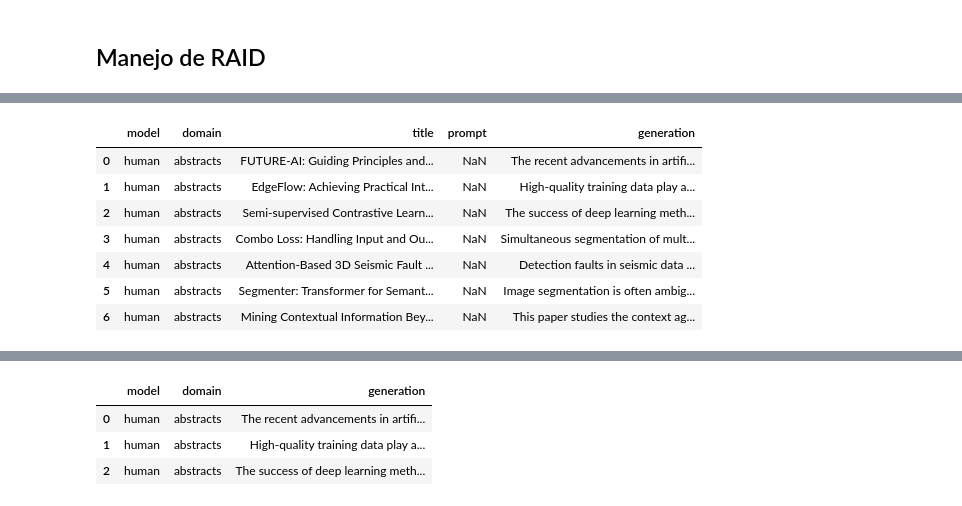
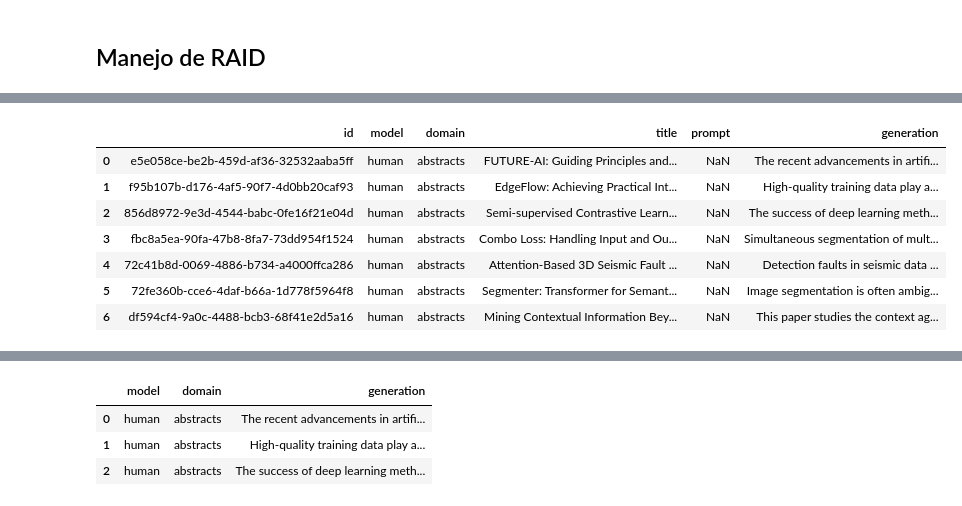
Before and after one commit to JaimeRamosT/Hybrid-authorship-detection---Stylometry, a Jupyter notebook: part1.ipynb, the cells around one changed output, grey strips where cells are left out. Cells and saved outputs as stored; diff of their text form; code cells hidden in the pictures.

```diff
--- a/part1.ipynb
+++ b/part1.ipynb
@@ -57,24 +57,24 @@ display(or_train_noadv_df.head(7))
 | 5 | 72fe360b-cce6-4daf-b66a-1d778f5964f8 | 72fe360b-cce6-4daf-b66a-1d778f5964f8 | 72fe360b-cce6-4daf-b66a-1d778f5964f8 | human | NaN | NaN | none | abstracts | Segmenter: Transformer for Semant... | ... |
 | 6 | df594cf4-9a0c-4488-bcb3-68f41e2d5a16 | df594cf4-9a0c-4488-bcb3-68f41e2d5a16 | df594cf4-9a0c-4488-bcb3-68f41e2d5a16 | human | NaN | NaN | none | abstracts | Mining Contextual Information Bey... | ... |
 # %%
-intCols = ['model', 'domain', 'title', 'prompt', 'generation']
+intCols = ['id','model', 'domain', 'title', 'prompt', 'generation']
 # print("Visualizar columnas específicas:")
 # train_noadv_df = or_train_noadv_df[or_train_noadv_df['model'] != 'human']
 
 # Copia del dataframe con columnas específicas
 train_noadv_df = or_train_noadv_df.copy()
 train_noadv_df = train_noadv_df[intCols]
 
 display(train_noadv_df.head(7))
 # %% [output]
-|  | model | domain | title | prompt | generation |
-| 0 | human | abstracts | FUTURE-AI: Guiding Principles and... | NaN | The recent advancements in artifi... |
-| 1 | human | abstracts | EdgeFlow: Achieving Practical Int... | NaN | High-quality training data play a... |
-| 2 | human | abstracts | Semi-supervised Contrastive Learn... | NaN | The success of deep learning meth... |
-| 3 | human | abstracts | Combo Loss: Handling Input and Ou... | NaN | Simultaneous segmentation of mult... |
-| 4 | human | abstracts | Attention-Based 3D Seismic Fault ... | NaN | Detection faults in seismic data ... |
-| 5 | human | abstracts | Segmenter: Transformer for Semant... | NaN | Image segmentation is often ambig... |
-| 6 | human | abstracts | Mining Contextual Information Bey... | NaN | This paper studies the context ag... |
+|  | id | model | domain | title | prompt | generation |
+| 0 | e5e058ce-be2b-459d-af36-32532aaba5ff | human | abstracts | FUTURE-AI: Guiding Principles and... | NaN | The recent advancements in artifi... |
+| 1 | f95b107b-d176-4af5-90f7-4d0bb20caf93 | human | abstracts | EdgeFlow: Achieving Practical Int... | NaN | High-quality training data play a... |
+| 2 | 856d8972-9e3d-4544-babc-0fe16f21e04d | human | abstracts | Semi-supervised Contrastive Learn... | NaN | The success of deep learning meth... |
+| 3 | fbc8a5ea-90fa-47b8-8fa7-73dd954f1524 | human | abstracts | Combo Loss: Handling Input and Ou... | NaN | Simultaneous segmentation of mult... |
+| 4 | 72c41b8d-0069-4886-b734-a4000ffca286 | human | abstracts | Attention-Based 3D Seismic Fault ... | NaN | Detection faults in seismic data ... |
+| 5 | 72fe360b-cce6-4daf-b66a-1d778f5964f8 | human | abstracts | Segmenter: Transformer for Semant... | NaN | Image segmentation is often ambig... |
+| 6 | df594cf4-9a0c-4488-bcb3-68f41e2d5a16 | human | abstracts | Mining Contextual Information Bey... | NaN | This paper studies the context ag... |
 # %%
 print("Información del dataset de entrenamiento:")
 print(f"Forma del dataset: {train_noadv_df.shape}")
```
Also changed, not shown: parts of 8 cells of this notebook, 22 other files.
